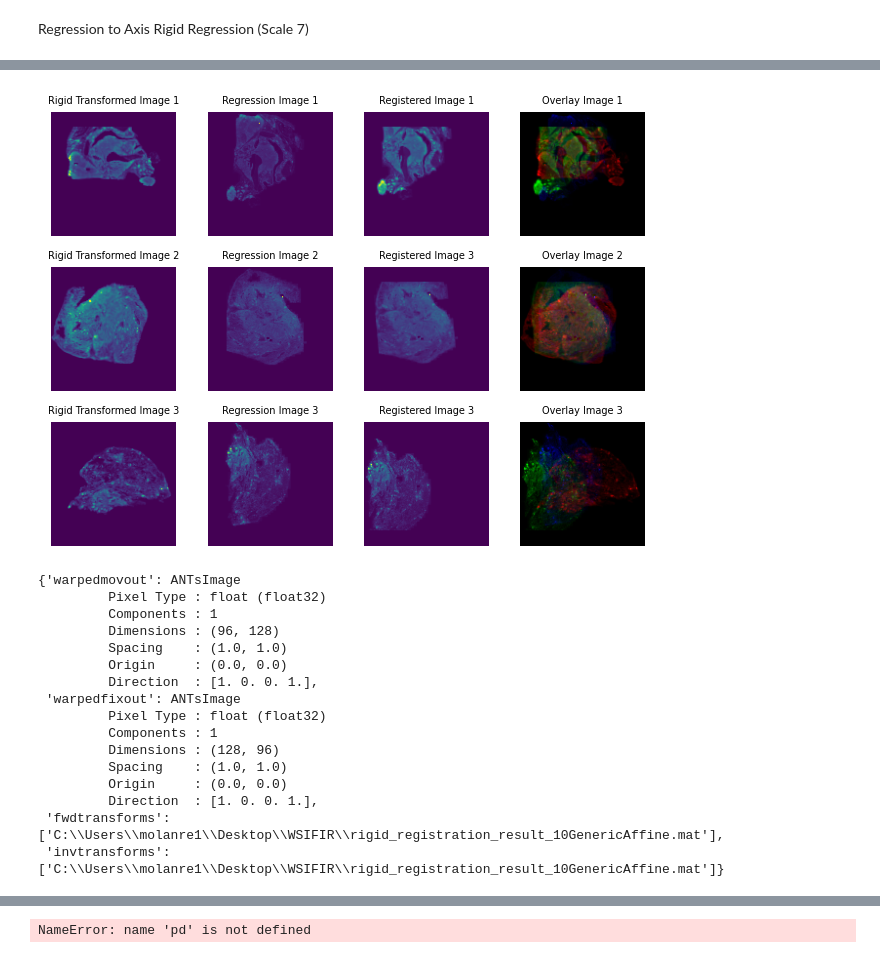
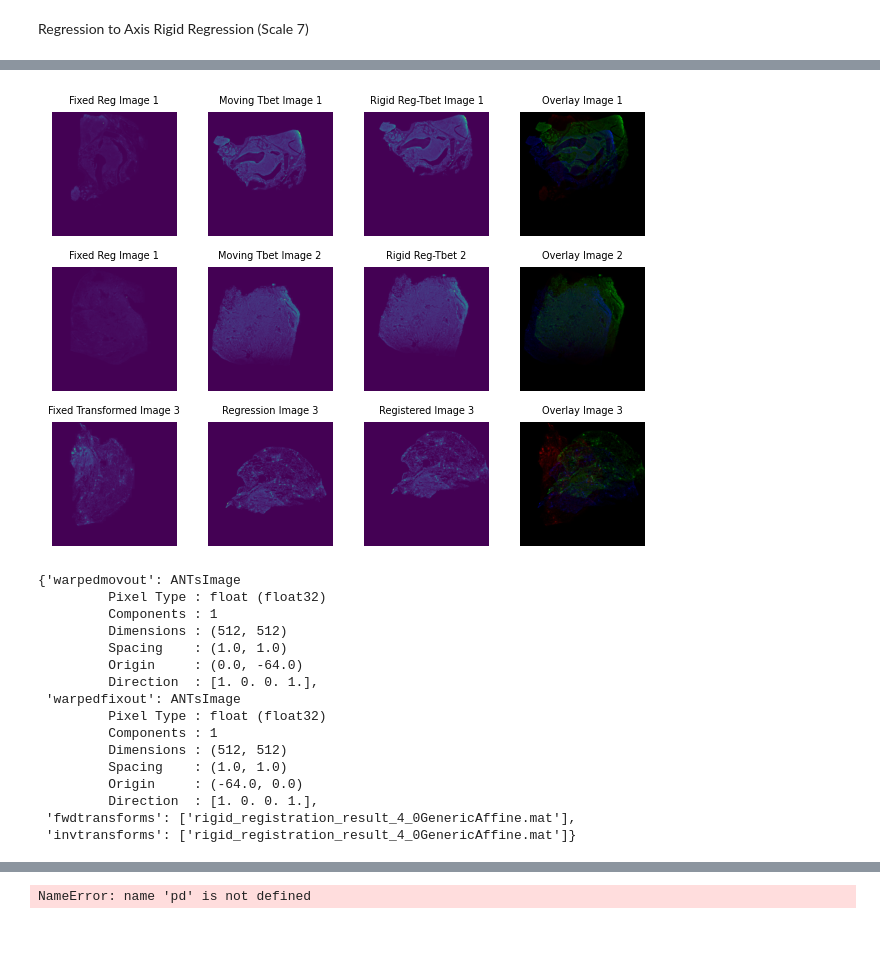
Before and after one commit to Olamiknight/WSIFIR, a Jupyter notebook: Rigid_Reg.ipynb, the cells around one changed output, grey strips where cells are left out. Cells and saved outputs as stored; diff of their text form; code cells hidden in the pictures.

Commit message:
Rigid Registration on scales 7 and 9

```diff
--- a/Rigid_Reg.ipynb
+++ b/Rigid_Reg.ipynb
@@ -833,100 +929,100 @@ igid_registration_result_3,000002228EE1FEC8,000002228D0119A8] -x [NA,NA] --float
 # %%
 # Visualize the results
 plt.subplot(3,4,1)
-plt.imshow(reg_image_cropped_ants_1_padded.numpy())
+plt.imshow(reg_image_cropped_ants_4_padded)
 plt.title('Fixed Reg Image 1',fontsize=7)
 plt.axis('off')
 
 plt.subplot(3,4,2)
-plt.imshow(tbet_image_cropped_ants_1_padded.numpy())
+plt.imshow(axis_image_cropped_ants_4_padded.numpy())
 plt.title('Moving Tbet Image 1',fontsize=7)
 plt.axis('off')
 
 plt.subplot(3,4,3)
-plt.imshow(rigid_result_4_padded.numpy())
+plt.imshow(rigid_result_4['warpedmovout'].numpy())
 plt.title('Rigid Reg-Tbet Image 1',fontsize=7)
 plt.axis('off')
 
 #Overlay for the first image
 plt.subplot(3, 4, 4)
-fixed_1 = exposure.rescale_intensity(reg_image_cropped_ants_1_padded.numpy(), out_range=(0, 1))
-moving_1 = exposure.rescale_intensity(tbet_image_cropped_ants_1_padded.numpy(), out_range=(0, 1))
-registered_1 = exposure.rescale_intensity(rigid_result_4_padded.numpy(), out_range=(0, 1))
+fixed_1 = exposure.rescale_intensity(reg_image_cropped_ants_4_padded, out_range=(0, 1))
+moving_1 = exposure.rescale_intensity(axis_image_cropped_ants_4_padded.numpy(), out_range=(0, 1))
+registered_1 = exposure.rescale_intensity(rigid_result_4['warpedmovout'].numpy(), out_range=(0, 1))
 overlay_1 = np.stack([fixed_1, registered_1, moving_1], axis=-1)  # Red for fixed, Blue for moving. Green for registered
 plt.imshow(overlay_1)
 plt.title('Overlay Image 1', fontsize=7)
 plt.axis('off')
 
 plt.subplot(3,4,5)
-plt.imshow(reg_image_cropped_ants_2_padded.numpy())
+plt.imshow(reg_image_cropped_ants_5_padded.numpy())
 plt.title('Fixed Reg Image 1',fontsize=7)
 plt.axis('off')
 
 plt.subplot(3,4,6)
-plt.imshow(tbet_image_cropped_ants_2_padded.numpy())
+plt.imshow(axis_image_cropped_ants_5_padded.numpy())
 plt.title('Moving Tbet Image 2', fontsize=7)
 plt.axis('off')
 
 plt.subplot(3,4,7)
-plt.imshow(rigid_result_5_padded.numpy())
+plt.imshow(rigid_result_5['warpedmovout'].numpy())
 plt.title('Rigid Reg-Tbet 2',fontsize=7)
 plt.axis('off')
 
 #Overlay for the second image
 plt.subplot(3, 4, 8)
-fixed_2 = exposure.rescale_intensity(reg_image_cropped_ants_2_padded.numpy(), out_range=(0, 1))
-moving_2 = exposure.rescale_intensity(tbet_image_cropped_ants_2_padded.numpy(), out_range=(0, 1))
-registered_2 = exposure.rescale_intensity(rigid_result_5_padded.numpy(), out_range=(0, 1))
+fixed_2 = exposure.rescale_intensity(reg_image_cropped_ants_5_padded.numpy(), out_range=(0, 1))
+moving_2 = exposure.rescale_intensity(axis_image_cropped_ants_5_padded.numpy(), out_range=(0, 1))
+registered_2 = exposure.rescale_intensity(rigid_result_5['warpedmovout'].numpy(), out_range=(0, 1))
 overlay_2 = np.stack([fixed_2, registered_2, moving_2], axis=-1)  # Red for fixed, Blue for moving. Green for registered
 plt.imshow(overlay_2)
 plt.title('Overlay Image 2', fontsize=7)
 plt.axis('off')
 
 plt.subplot(3,4,9)
-plt.imshow(reg_image_cropped_ants_3_padded.numpy())
+plt.imshow(reg_image_cropped_ants_6_padded.numpy())
 plt.title('Fixed Transformed Image 3',fontsize=7)
 plt.axis('off')
 
 plt.subplot(3,4,10)
-plt.imshow(tbet_image_cropped_ants_3_padded.numpy())
+plt.imshow(axis_image_cropped_ants_6_padded.numpy())
 plt.title('Regression Image 3',fontsize=7)
 plt.axis('off')
 
 plt.subplot(3,4,11)
-plt.imshow(rigid_result_6_padded.numpy())
+plt.imshow(rigid_result_6['warpedmovout'].numpy())
 plt.title('Registered Image 3',fontsize=7)
 plt.axis('off')
 
 #Overlay for the third image
 plt.subplot(3,4,12)
-fixed_3 = exposure.rescale_intensity(reg_image_cropped_ants_3_padded.numpy(), out_range=(0, 1))
-moving_3 = exposure.rescale_intensity(tbet_image_cropped_ants_3_padded.numpy(), out_range=(0, 1))
-registered_3 = exposure.rescale_intensity(rigid_result_6_padded.numpy(), out_range=(0, 1))
+fixed_3 = exposure.rescale_intensity(reg_image_cropped_ants_6_padded.numpy(), out_range=(0, 1))
+moving_3 = exposure.rescale_intensity(axis_image_cropped_ants_6_padded.numpy(), out_range=(0, 1))
+registered_3 = exposure.rescale_intensity(rigid_result_6['warpedmovout'].numpy(), out_range=(0, 1))
 overlay_3 = np.stack([fixed_3, registered_3, moving_3], axis=-1)  # Red for fixed, Blue for moving. Green for registered
 plt.imshow(overlay_3)
 plt.title('Overlay Image 3', fontsize=7)
 plt.axis('off')
 
 plt.tight_layout()
 plt.show()
 # %% [output]
-[figure, old version]
+[figure, new version]
 # %%
-rigid_result_1 #This is the result of the rigid registration
+rigid_result_4 #This is the result of the rigid registration
 # %% [output]
 {'warpedmovout': ANTsImage
          Pixel Type : float (float32)
          Components : 1
-         Dimensions : (96, 128)
+         Dimensions : (512, 512)
          Spacing    : (1.0, 1.0)
-         Origin     : (0.0, 0.0)
+         Origin     : (0.0, -64.0)
          Direction  : [1. 0. 0. 1.],
  'warpedfixout': ANTsImage
          Pixel Type : float (float32)
          Components : 1
-         Dimensions : (128, 96)
+         Dimensions : (512, 512)
          Spacing    : (1.0, 1.0)
-         Origin     : (0.0, 0.0)
+         Origin     : (-64.0, 0.0)
          Direction  : [1. 0. 0. 1.],
- 'fwdtransforms': ['C:\\Users\\molanre1\\Desktop\\WSIFIR\\rigid_registration_result_10GenericAffine.mat'],
- 'invtransforms': ['C:\\Users\\molanre1\\Desktop\\WSIFIR\\rigid_registration_result_10GenericAffine.mat']}
+ 'fwdtransforms': ['rigid_registration_result_4_0GenericAffine.mat'],
+ 'invtransforms': ['rigid_registration_result_4_0GenericAffine.mat']}
```
Also changed, not shown: parts of 31 cells of this notebook, 3 other files.
